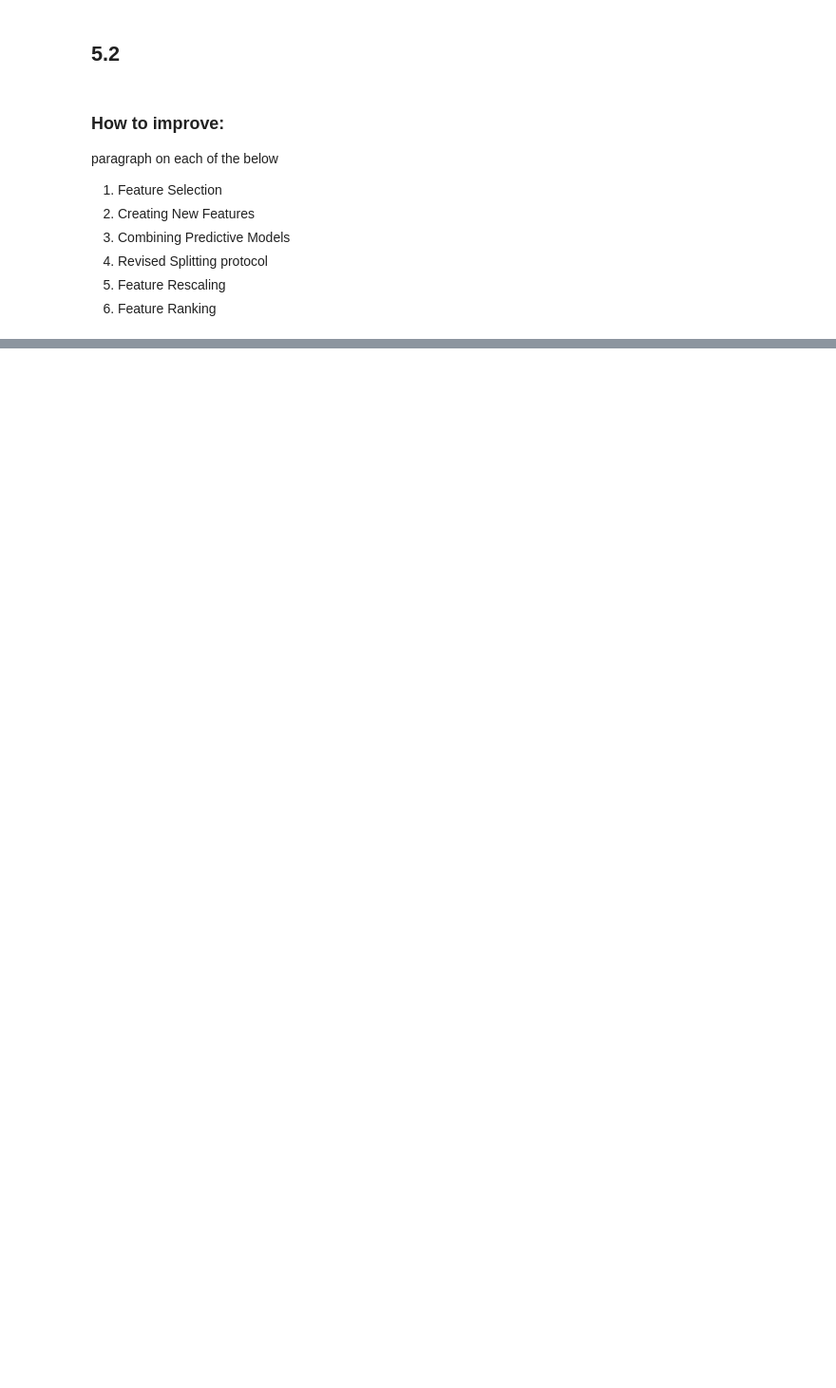
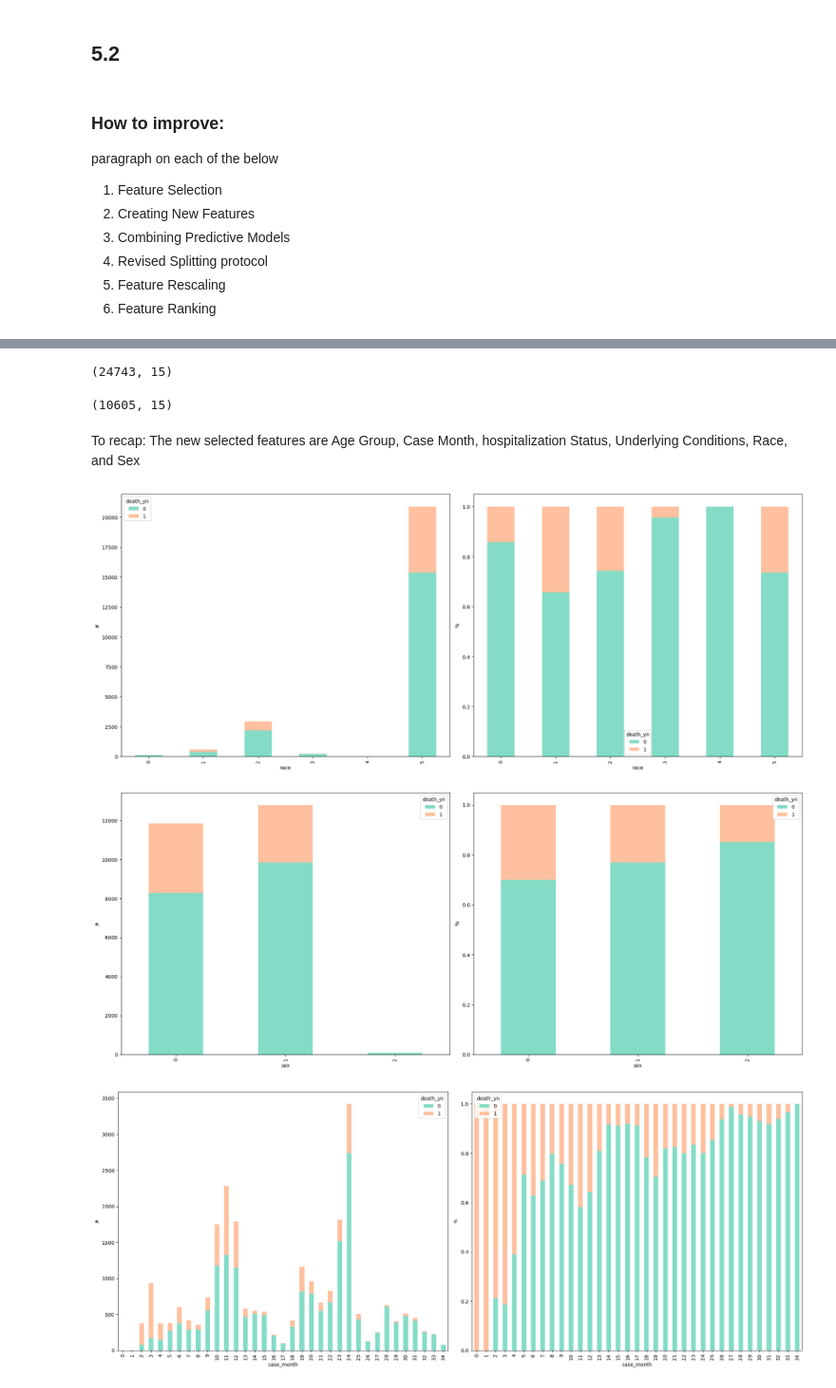
Before and after one commit to mattx245/Machine-Learning-Project, a Jupyter notebook: Homework2_22207000_12468998.ipynb, the cells around one changed output, grey strips where cells are left out. Shown at 95% size. Cells and saved outputs as stored; diff of their text form; code cells hidden in the pictures; blank space fills up the shorter version.

```diff
--- a/Homework2_22207000_12468998.ipynb
+++ b/Homework2_22207000_12468998.ipynb
@@ -1295,0 +1304,10 @@ paragraph on each of the below
+# %%
+STrain, STest = train, test
+# %%
+STrain.shape
+# %% [output]
+(24743, 15)
+# %%
+STest.shape
+# %% [output]
+(10605, 15)
@@ -1295,0 +1326,41 @@ paragraph on each of the below
+# %%
+#Race Map
+
+race_map = {
+    'American Indian/Alaska Native': 0,
+    'Asian': 1,
+    'Black': 2,
+    'Multiple/Other': 3,
+    'Native Hawaiian/Other Pacific Islander': 4,
+    'White': 5
+}
+
+STrain['race'] = STrain['race'].map(race_map)
+STest['race'] = STest['race'].map(race_map)
+# %% [markdown]
+To recap: The new selected features are Age Group, Case Month, hospitalization Status, Underlying Conditions, Race, and Sex
+# %%
+target_features = [STrain['race'], STrain['sex'], STrain['case_month'], STrain['age_group'], STrain['hosp_yn'], STrain['underlying_conditions_yn']]
+select_features = [STrain['death_yn']]
+
+colours = ['#84dcc6', '#ffc09f']
+
+for target_feature in target_features:
+
+    for feature in select_features:
+
+        fig, axs = plt.subplots(ncols=2, figsize=(20, 8))
+        train.groupby([target_feature, feature]).size().unstack().plot(kind='bar', stacked=True, ax=axs[0], color=colours)
+        axs[0].set_xticklabels(axs[0].get_xticklabels(), rotation=90, fontsize=10)
+        axs[0].set_ylabel('#')
+
+        train.groupby([target_feature, feature]).size().unstack().apply(lambda x: x/x.sum(), axis=1).plot(kind='bar', stacked=True, ax=axs[1], color=colours)
+        axs[1].set_xticklabels(axs[1].get_xticklabels(), rotation=90, fontsize=10)
+        axs[1].set_ylabel('%')
+
+        plt.tight_layout()
+        plt.show()
+# %% [output]
+[figure, added]
+[figure, added]
+[figure, added]
```
Also changed, not shown: parts of 35 cells of this notebook.
